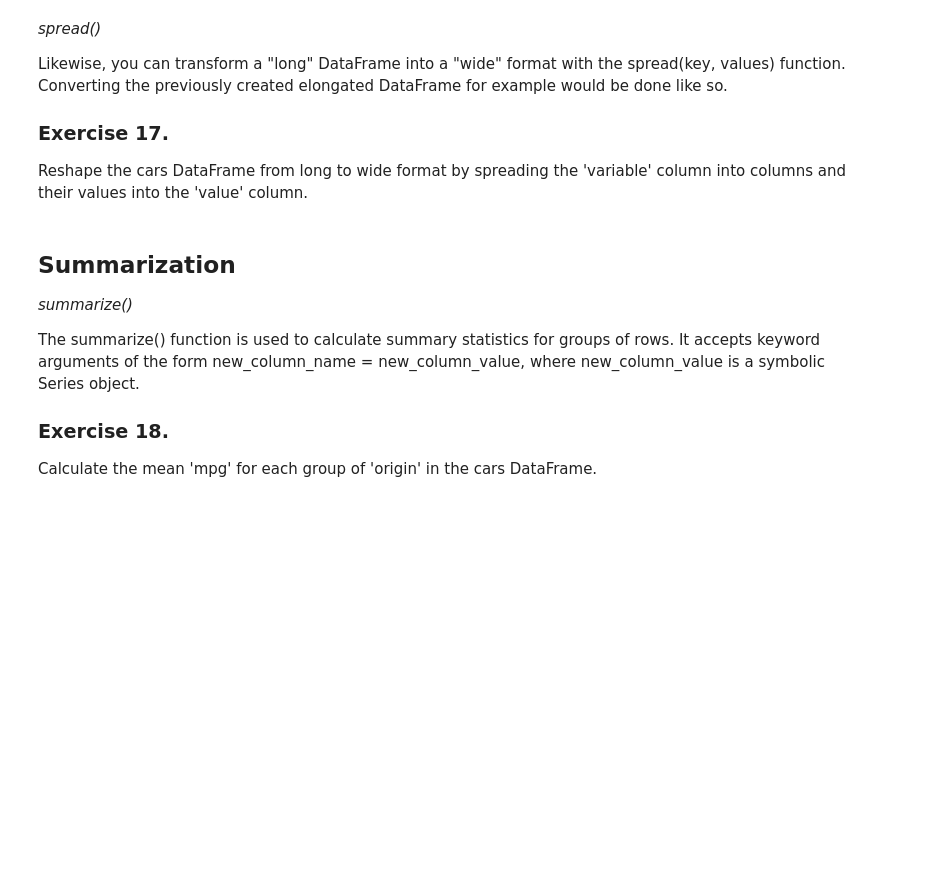
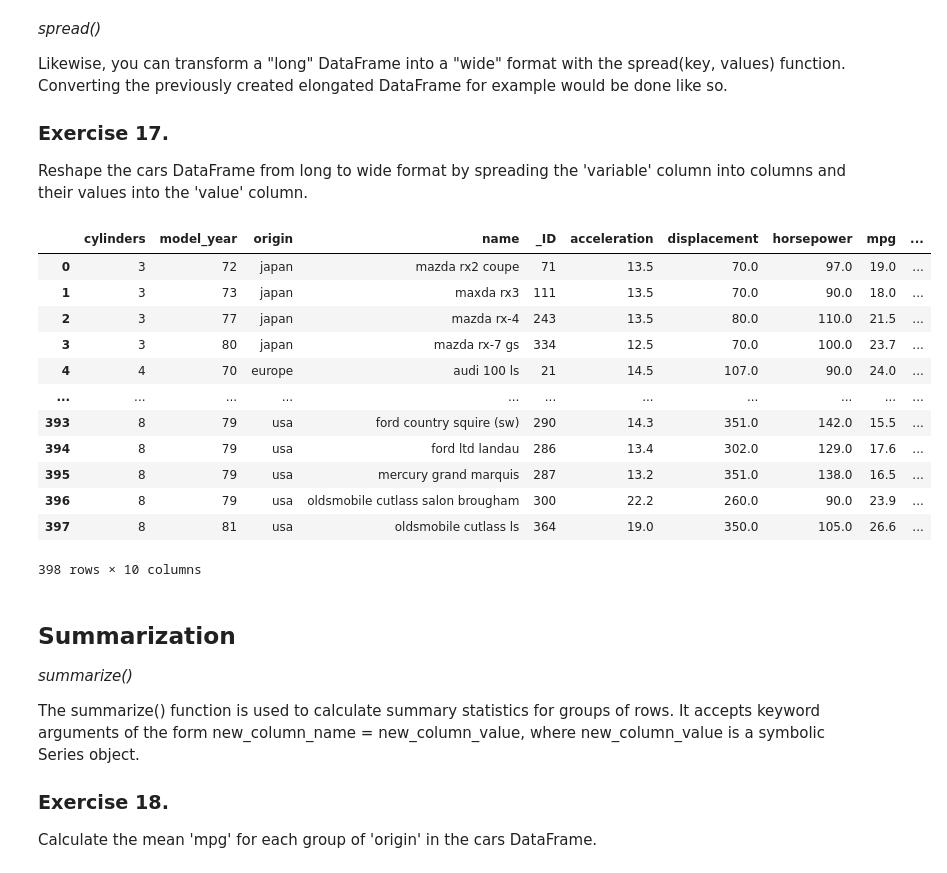
Before and after one commit to WeronikaUlasiuk/DS_2025, a Jupyter notebook: Report1.ipynb, the cells around one changed output. Drawn from its saved outputs; the diff is of its cells as text; code cells hidden in the pictures; blank space fills up the shorter version.

```diff
--- a/Report1.ipynb
+++ b/Report1.ipynb
@@ -261,3 +346,20 @@ Reshape the cars DataFrame from long to wide format by spreading the 'variable'
+# %%
+long_cars = cars >> gather('variable', 'value', [X.mpg, X.horsepower, X.weight, X.acceleration, X.displacement], add_id=True)
+long_cars >> spread(X.variable, X.value)
+# %% [output]
+|  | cylinders | model_year | origin | name | _ID | acceleration | displacement | horsepower | mpg | ... |
+| 0 | 3 | 72 | japan | mazda rx2 coupe | 71 | 13.5 | 70.0 | 97.0 | 19.0 | ... |
+| 1 | 3 | 73 | japan | maxda rx3 | 111 | 13.5 | 70.0 | 90.0 | 18.0 | ... |
+| 2 | 3 | 77 | japan | mazda rx-4 | 243 | 13.5 | 80.0 | 110.0 | 21.5 | ... |
+| 3 | 3 | 80 | japan | mazda rx-7 gs | 334 | 12.5 | 70.0 | 100.0 | 23.7 | ... |
+| 4 | 4 | 70 | europe | audi 100 ls | 21 | 14.5 | 107.0 | 90.0 | 24.0 | ... |
+| ... | ... | ... | ... | ... | ... | ... | ... | ... | ... | ... |
+| 393 | 8 | 79 | usa | ford country squire (sw) | 290 | 14.3 | 351.0 | 142.0 | 15.5 | ... |
+| 394 | 8 | 79 | usa | ford ltd landau | 286 | 13.4 | 302.0 | 129.0 | 17.6 | ... |
+| 395 | 8 | 79 | usa | mercury grand marquis | 287 | 13.2 | 351.0 | 138.0 | 16.5 | ... |
+| 396 | 8 | 79 | usa | oldsmobile cutlass salon brougham | 300 | 22.2 | 260.0 | 90.0 | 23.9 | ... |
+| 397 | 8 | 81 | usa | oldsmobile cutlass ls | 364 | 19.0 | 350.0 | 105.0 | 26.6 | ... |
+398 rows × 10 columns
 # %% [markdown]
 
 ## Summarization
```
Also changed, not shown: parts of 21 cells of this notebook.
